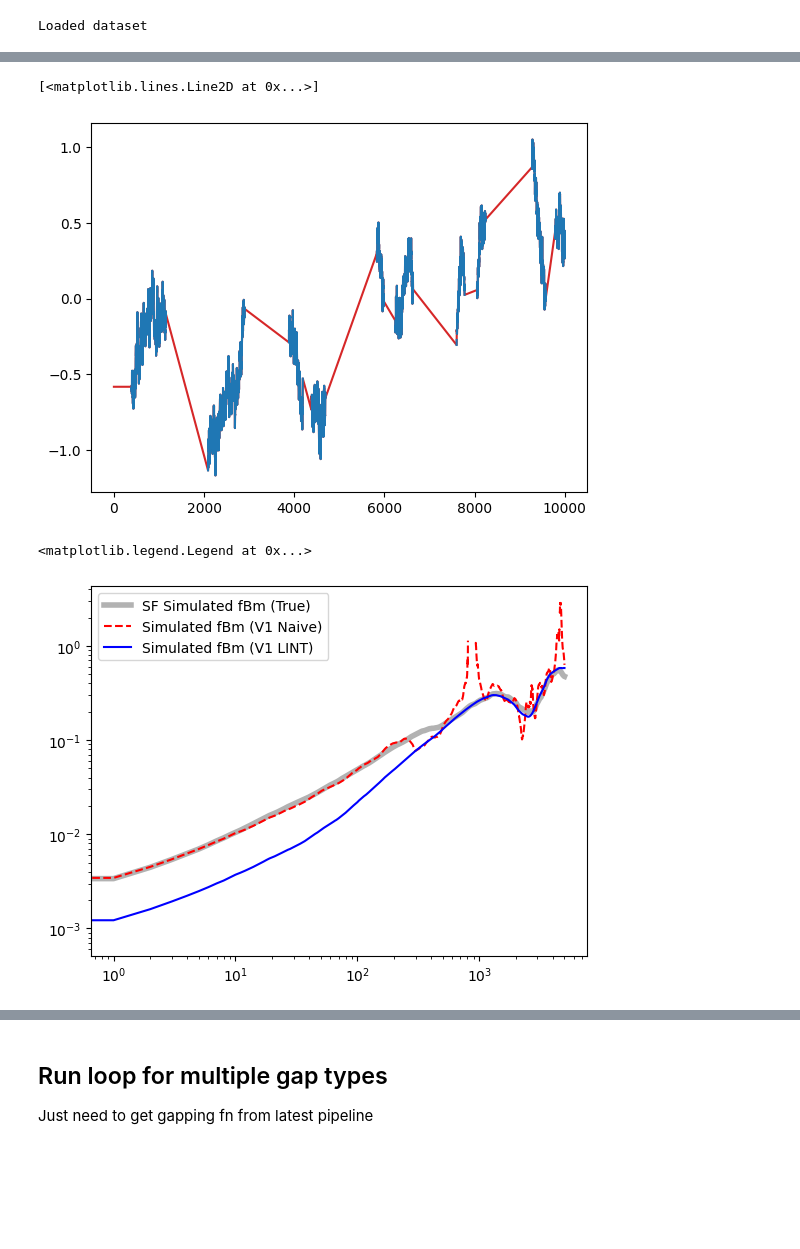
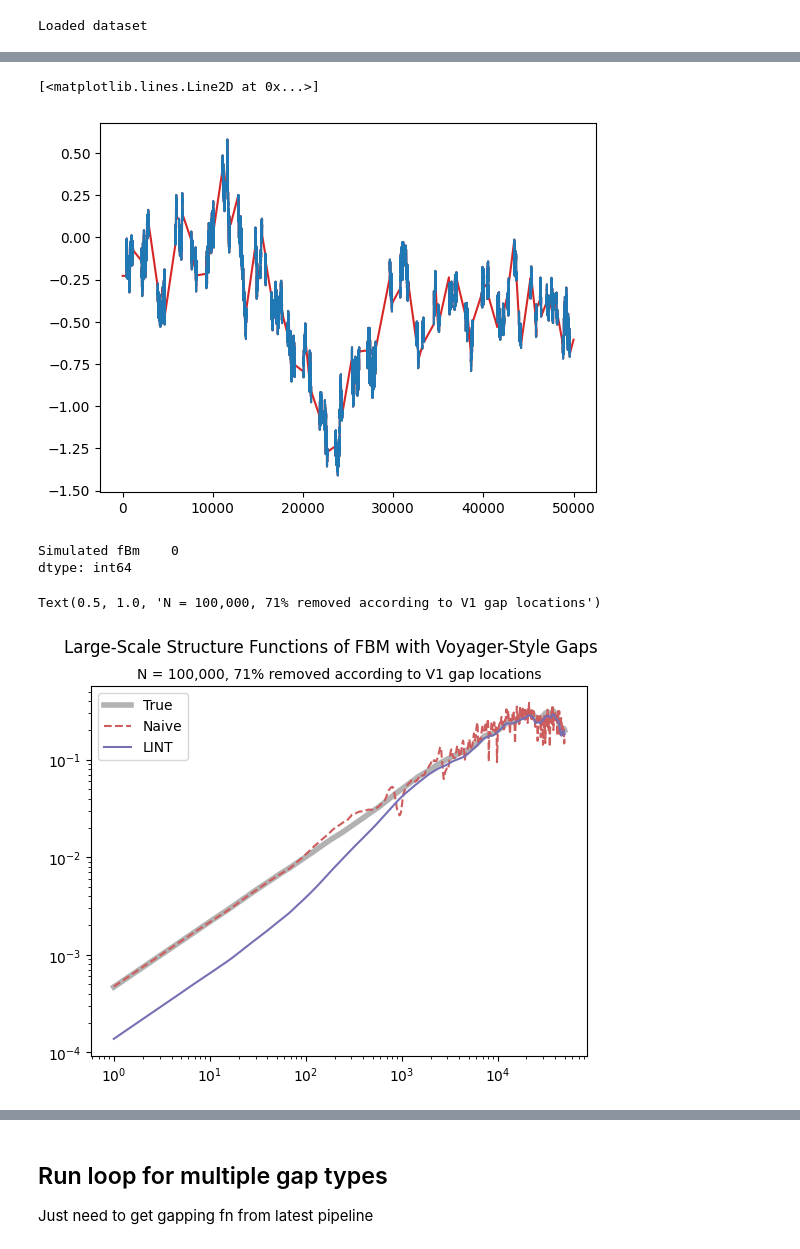
Before and after one commit to daniel-wrench/sf_gap_analysis, a Jupyter notebook: notebooks/final_plots.ipynb, the cells around one changed output, grey strips where cells are left out. Cells and saved outputs as stored; diff of their text form; code cells hidden in the pictures; blank space fills up the shorter version.

Commit message:
bunch of minor plot improvements

```diff
--- a/notebooks/final_plots.ipynb
+++ b/notebooks/final_plots.ipynb
@@ -21,14 +21,16 @@ import src.sf_funcs as sf_funcs
 # Simulate fractional Brownian motion
 np.random.seed(43)
 
-n = 50000  # Number of points
+n = 100000  # Number of points
+quicklook_n = 50000  # Number of points to plot for quicklook
+
 
 hurst = 1 / 3  # Hurst parameter (0 < H < 1) = alpha/p for SF scaling
 fbm_sim = FBM(n=n, hurst=hurst, length=1)
 ts_sim = fbm_sim.fbm()[:n]
 
 plt.figure(figsize=(8, 2))
-plt.plot(ts_sim, label=f"Simulated fBm (H={hurst:.2f})")
+plt.plot(ts_sim[:quicklook_n], label=f"Simulated fBm (H={hurst:.2f})")
 plt.legend()
 # %% [output]
 <matplotlib.legend.Legend at 0x...>
@@ -66,11 +69,11 @@ ts_sim_v1_gaps_lint = pd.DataFrame(
 ts_sim_v1_gaps_lint = ts_sim_v1_gaps_lint.interpolate(
     method="linear", limit_direction="both", axis=0)
 
-plt.plot(ts_sim_v1_gaps_lint.values, label="Interpolated fBm", color="C3")
-plt.plot(ts_sim_v1_gaps)
+plt.plot(ts_sim_v1_gaps_lint.values[:quicklook_n], label="Interpolated fBm", color="C3")
+plt.plot(ts_sim_v1_gaps[:quicklook_n])
 # %% [output]
 [<matplotlib.lines.Line2D at 0x...>]
-[figure, old version]
+[figure, new version]
 # %%
 v1_subset_lint = v1_subset.interpolate(
     method="linear", limit_direction="both", axis=0)
@@ -104,39 +107,59 @@ v1_subset_lint = v1_subset.interpolate(
 # ).sf_2
 # %%
 max_lag = n/2
+nlags=1000
+lags = np.logspace(0, np.log10(max_lag), nlags)
+# Convert array to integers
+lags = [int(x) for x in lags]
+# Drop duplicate lags
+lags = np.unique([int(x) for x in lags])
 # %%
 sf_sim_v1_gaps = sf_funcs.compute_sf_fast(
-    pd.DataFrame(ts_sim_v1_gaps), np.arange(1, max_lag + 1), [2], False
+    pd.DataFrame(ts_sim_v1_gaps), lags, [2], False
 )
 
 sf_sim_v1_lint = sf_funcs.compute_sf_fast(
     pd.DataFrame(ts_sim_v1_gaps_lint.values),
-    np.arange(1, max_lag + 1),
+    lags,
     [2],
     False,
 )
 
 sf_v1 = sf_funcs.compute_sf_fast(
-    pd.DataFrame(v1_subset), np.arange(1, max_lag + 1), [2], False
+    pd.DataFrame(v1_subset), lags, [2], False
 )
 
 sf_v1_lint = sf_funcs.compute_sf_fast(
-    pd.DataFrame(v1_subset_lint), np.arange(1, max_lag + 1), [2], False
+    pd.DataFrame(v1_subset_lint), lags, [2], False
 )
 
 
 sf_sim = sf_funcs.compute_sf_fast(
-    pd.DataFrame(ts_sim), np.arange(1, max_lag + 1), [2], False,)
+    pd.DataFrame(ts_sim), lags, [2], False,)
+# %%
+pd.isna(ts_sim_v1_gaps_lint).sum()
+# %% [output]
+Simulated fBm    0
+dtype: int64
 # %%
-plt.loglog(sf_sim, label="SF Simulated fBm (True)", color="black", lw=4, alpha=0.3)
+plt.loglog(lags, sf_sim, label="True", color="black", lw=4, alpha=0.3)
 plt.loglog(
-    sf_sim_v1_gaps, label="Simulated fBm (V1 Naive)", color="red", linestyle="--"
+    lags,
+    sf_sim_v1_gaps,
+    label="Naive",
+    color="indianred",
+    linestyle="--",
 )
 plt.loglog(
-    sf_sim_v1_lint, label="Simulated fBm (V1 LINT)", color="blue",
+    lags,
+    sf_sim_v1_lint,
+    label="LINT",
+    color="#7570b3",
 )
 plt.legend()
+plt.suptitle("Large-Scale Structure Functions of FBM with Voyager-Style Gaps")
+plt.title("N = 100,000, 71% removed according to V1 gap locations", fontsize=10)
 # %% [output]
-<matplotlib.legend.Legend at 0x...>
+Text(0.5, 1.0, 'N = 100,000, 71% removed according to V1 gap locations')
-[figure, old version]
+[figure, new version]
 # %%
```
Also changed, not shown: parts of 8 cells of this notebook, 4 other files.
